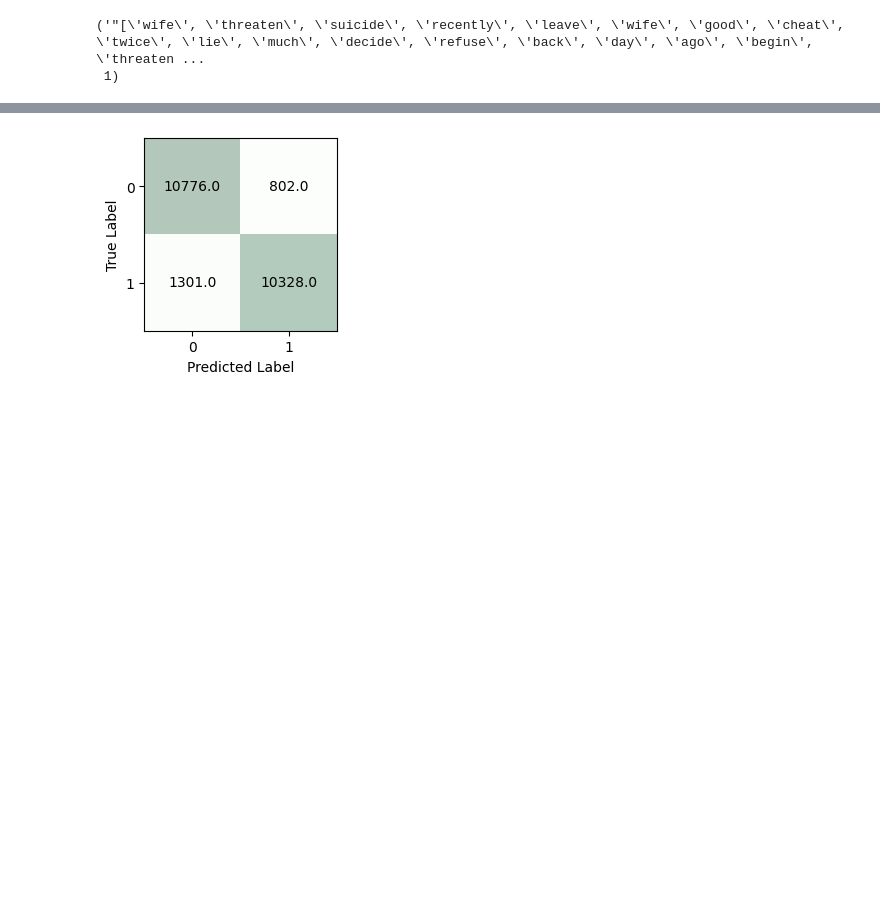
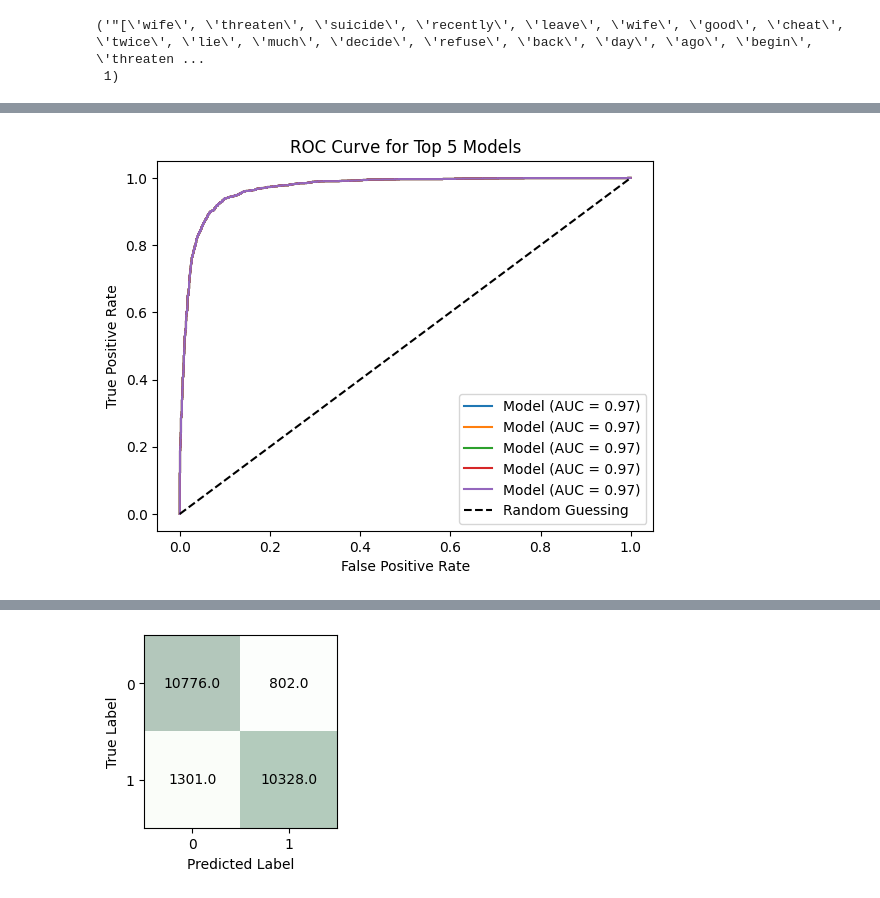
Before and after one commit to RReed637/Suicide-Risk, a Jupyter notebook: Notebook/SuicideWatch.ipynb, the cells around one changed output, grey strips where cells are left out. Cells and saved outputs as stored; diff of their text form; code cells hidden in the pictures; blank space fills up the shorter version.

Commit message:
Notebook SGDClassifier

```diff
--- a/Notebook/SuicideWatch.ipynb
+++ b/Notebook/SuicideWatch.ipynb
@@ -546,8 +484,20 @@ def get_minibatch(doc_stream, size):
         return None, None
     return docs, y
 # %%
+
 from sklearn.feature_extraction.text import HashingVectorizer
 from sklearn.linear_model import SGDClassifier
+from sklearn.metrics import roc_auc_score
+
 vect = HashingVectorizer(decode_error='ignore', n_features=2**21)
-clf = SGDClassifier(loss='log_loss', random_state=1)
+
+param_grid ={
+    'alpha': [1e-4,1e-3,1e-2],
+    'penalty':['l1','l2'],
+    'learning_rate': ['constant','optimal','invscaling','adaptive'],
+    'eta0' : [0.01,0.1,1.0],
+    'max_iter':[1000,2000,3000]
+}
+
+
 doc_stream =stream_docs(path= r"C:\Users\ryan_\OneDrive\Desktop\Suicide Watch Detection\src\Data\cleaned_data.csv")
@@ -576,6 +503,0 @@ X_train.head()
-# %%
-y_pred = clf.predict(X_test)
-y_true = y_test
-
-y_true = np.array(y_true)
-y_pred = np.array(y_pred)
@@ -581,0 +586,46 @@ y_pred = np.array(y_pred)
+# %%
+top_5_models = sorted(model_performance, key=lambda x: x[0], reverse=True)[:5]
+
+# Plot ROC curves for the top 5 models
+plt.figure()
+for auc_score, params in top_5_models:
+    clf = SGDClassifier(loss='log_loss', alpha=params['alpha'], penalty=params['penalty'],
+                        learning_rate=params['learning_rate'], eta0=params['eta0'],
+                        max_iter=params['max_iter'], random_state=42)
+    doc_stream = stream_docs(path=r"C:\Users\ryan_\OneDrive\Desktop\Suicide Watch Detection\src\Data\cleaned_data.csv")
+    X_train, y_train = get_minibatch(doc_stream, size=4641)
+    X_train = vect.transform(X_train)
+    clf.partial_fit(X_train, y_train, classes=classes)
+    y_score = clf.predict_proba(X_train)[:, 1]
+    fpr, tpr, _ = roc_curve(y_train, y_score)
+    roc_auc = auc(fpr, tpr)
+    plt.plot(fpr, tpr, label=f'Model (AUC = {roc_auc:.2f})')
+
+plt.plot([0, 1], [0, 1], 'k--', label='Random Guessing')
+plt.xlabel('False Positive Rate')
+plt.ylabel('True Positive Rate')
+plt.title('ROC Curve for Top 5 Models')
+plt.legend()
+plt.show()
+
+# Print scoring metrics
+print(f"Mean AUC: {np.mean(roc_auc_list):.2f}")
+print(f"Mean Accuracy: {np.mean(accuracy_list):.2f}")
+print(f"Mean Precision: {np.mean(precision_list):.2f}")
+print(f"Mean Recall: {np.mean(recall_list):.2f}")
+print(f"Mean F1 Score: {np.mean(f1_list):.2f}")
+
+# Print parameters for the top 5 best performing models
+print("\nTop 5 Best Performing Models:")
+for i, (auc_score, params) in enumerate(top_5_models):
+    print(f"Model {i+1}:")
+    print(params)
+    print(f"AUC Score: {auc_score:.2f}")
+    # Assuming roc_auc_list, accuracy_list, precision_list, recall_list, f1_list are defined elsewhere
+    print(f"Accuracy: {accuracy_list[i]:.2f}")
+    print(f"Precision: {precision_list[i]:.2f}")
+    print(f"Recall: {recall_list[i]:.2f}")
+    print(f"F1 Score: {f1_list[i]:.2f}")
+    print()
+# %% [output]
+[figure, added]
```
Also changed, not shown: parts of 14 cells of this notebook, 1 other file.
